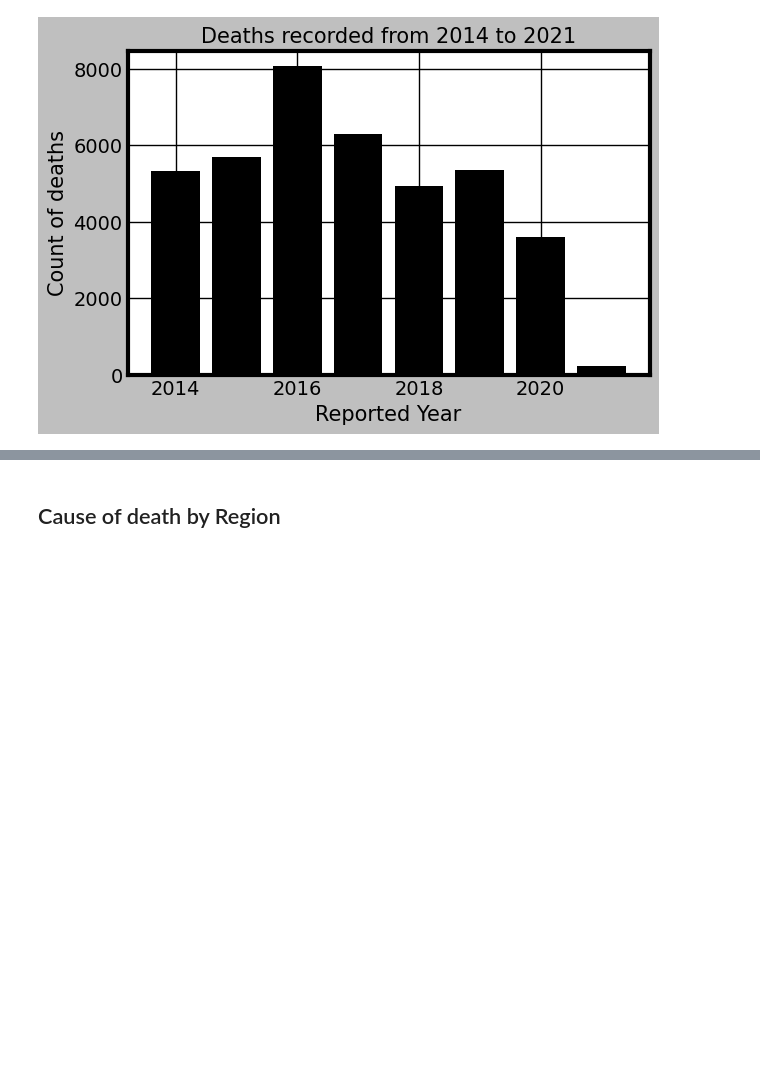
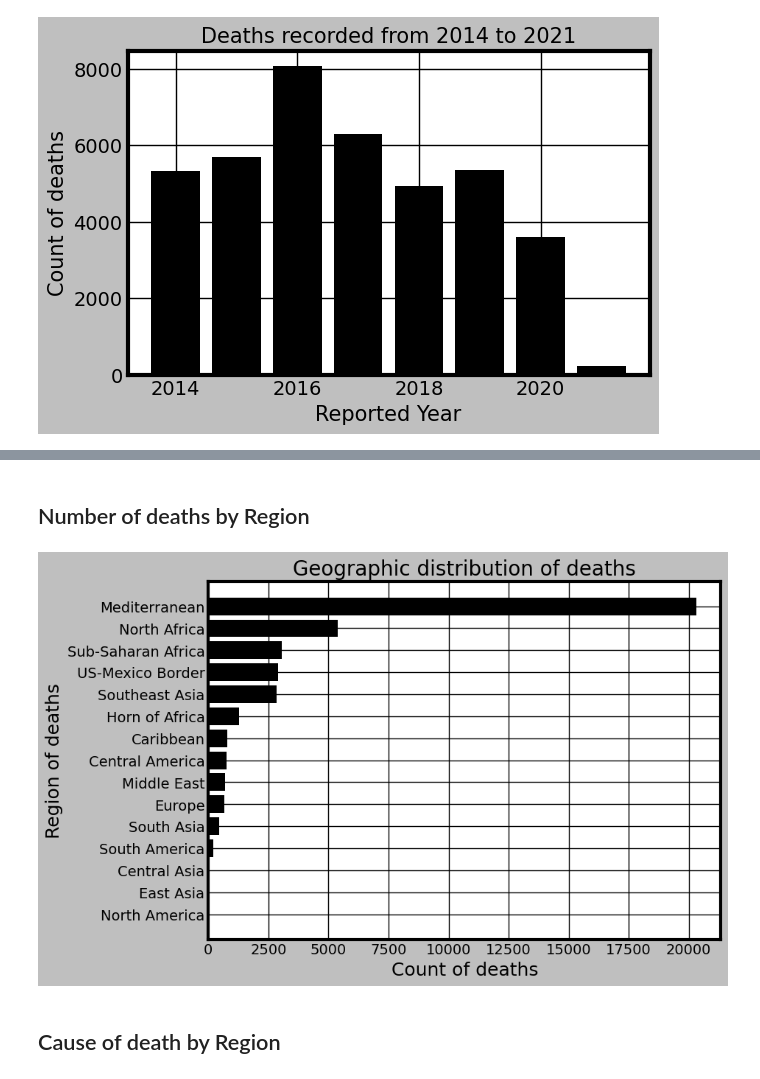
Before and after one commit to Prashantmdgl9/Missing-Migrants, a Jupyter notebook: Fatal Routes.ipynb, the cells around one changed output, grey strips where cells are left out. Cells and saved outputs as stored; diff of their text form; code cells hidden in the pictures; blank space fills up the shorter version.

```diff
--- a/Fatal Routes.ipynb
+++ b/Fatal Routes.ipynb
@@ -139,3 +139,15 @@ plt.show()
+# %% [markdown]
+## Number of deaths by Region
+# %%
+tmp = sf.groupby('Region', tc.aggregate.SUM('Total Dead and Missing')).sort('Sum of Total Dead and Missing', ascending = True)
+plt.figure(figsize=(8, 6))
+plt.style.use('grayscale')
+plt.barh(tmp['Region'], tmp['Sum of Total Dead and Missing'])
+plt.xlabel('Count of deaths', size = 18); plt.ylabel('Region of deaths', size = 18);
+plt.title('Geographic distribution of deaths', size = 20);
+plt.show()
+# %% [output]
+[figure, added]
 # %% [markdown]
 ## Cause of death by Region
 # %%
```
Also changed, not shown: parts of 2 cells of this notebook.
